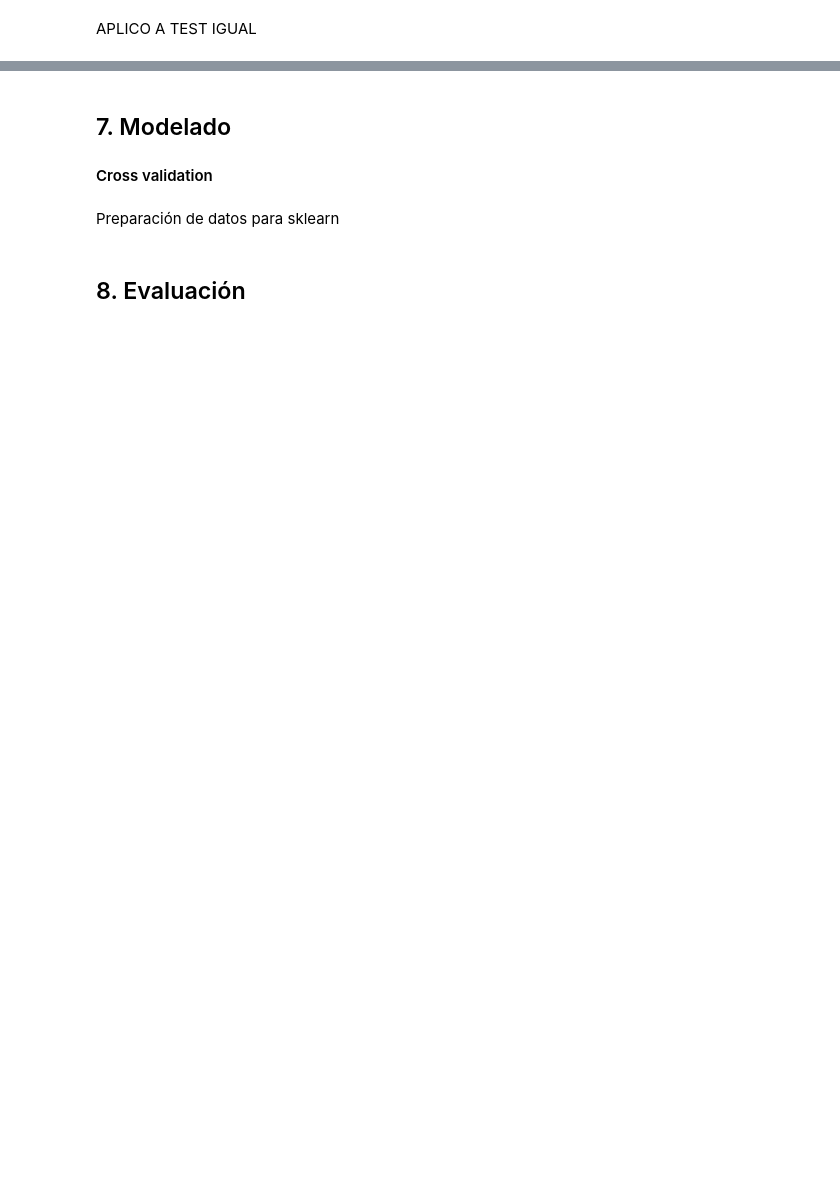
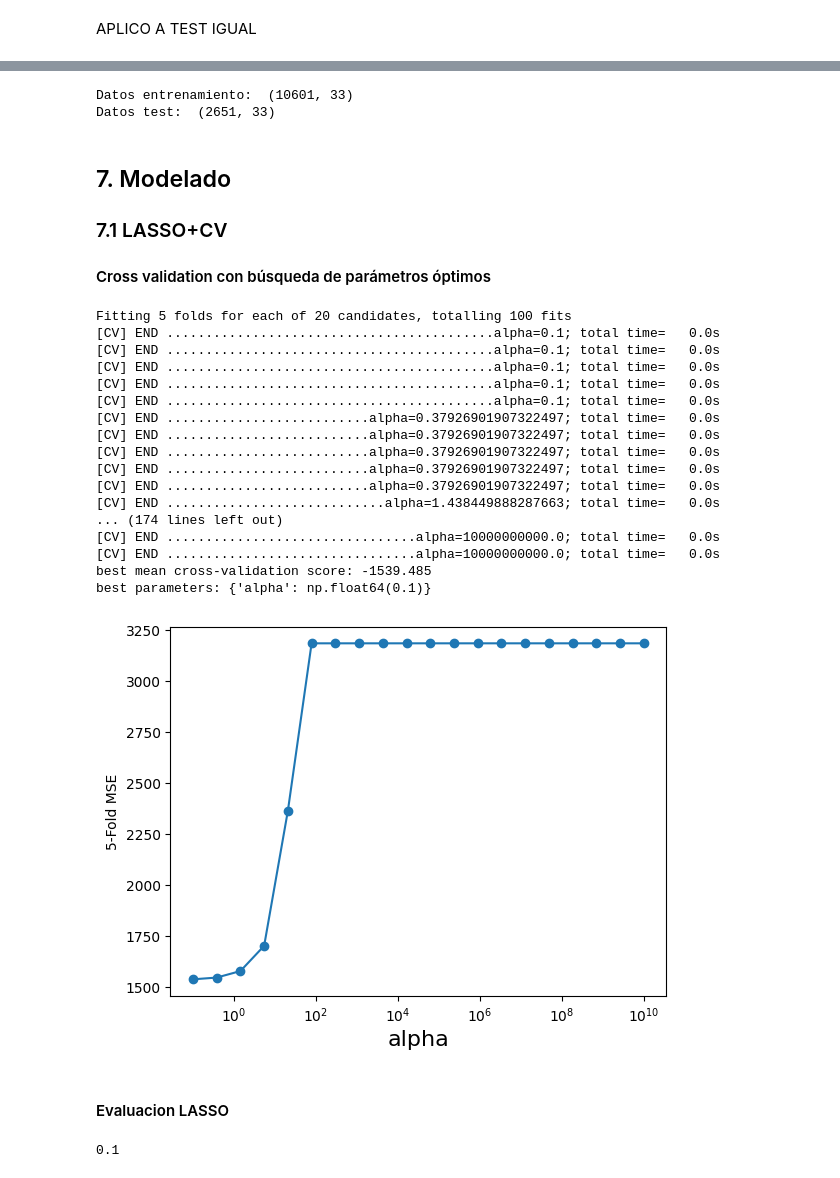
Before and after one commit to mariaeugenia-alvarez/hands-on-coding-machine-learning-project, a Jupyter notebook: ml-airbnb.ipynb, the cells around one changed output, grey strips where cells are left out. Cells and saved outputs as stored; diff of their text form; code cells hidden in the pictures; blank space fills up the shorter version.

Commit message:
chore(chore/model-training): LASSO (cv 5folds)

```diff
--- a/ml-airbnb.ipynb
+++ b/ml-airbnb.ipynb
@@ -661,7 +663,62 @@ X_test = data_test[:,1:]      # nos quedamos con el resto
+# %%
+# Escalo con los datos de train
+scaler = preprocessing.StandardScaler().fit(X_train)
+XtrainScaled = scaler.transform(X_train)
+
+# Escalo test con los datos de train
+XtestScaled = scaler.transform(X_test)
+# %%
+print('Datos entrenamiento: ', XtrainScaled.shape)
+print('Datos test: ', XtestScaled.shape)
+# %% [output]
+Datos entrenamiento:  (10601, 33)
+Datos test:  (2651, 33)
 # %% [markdown]
 ## 7. Modelado
-#### Cross validation
+### 7.1 LASSO+CV
+#### Cross validation con búsqueda de parámetros óptimos
-# %% [markdown]
-Preparación de datos para sklearn
-# %% [markdown]
-## 8. Evaluación
+# %%
+from sklearn.model_selection import GridSearchCV
+from sklearn.linear_model import Lasso
+
+alpha_vector = np.logspace(-1,10,20)
+param_grid = {'alpha': alpha_vector }
+
+# 5-fold CV para mejor estimación y menos sesgo
+grid = GridSearchCV(Lasso(), scoring='neg_mean_squared_error', param_grid=param_grid, cv=5, verbose=2)
+grid.fit(XtrainScaled, y_train)
+print("best mean cross-validation score: {:.3f}".format(grid.best_score_))
+print("best parameters: {}".format(grid.best_params_))
+
+#-1 porque es negado
+scores = -1*np.array(grid.cv_results_['mean_test_score'])
+plt.semilogx(alpha_vector,scores,'-o')
+plt.xlabel('alpha',fontsize=16)
+plt.ylabel('5-Fold MSE')
+plt.show()
+# %% [output]
+Fitting 5 folds for each of 20 candidates, totalling 100 fits
+[CV] END ..........................................alpha=0.1; total time=   0.0s
+[CV] END ..........................................alpha=0.1; total time=   0.0s
+[CV] END ..........................................alpha=0.1; total time=   0.0s
+[CV] END ..........................................alpha=0.1; total time=   0.0s
+[CV] END ..........................................alpha=0.1; total time=   0.0s
+[CV] END ..........................alpha=0.37926901907322497; total time=   0.0s
+[CV] END ..........................alpha=0.37926901907322497; total time=   0.0s
+[CV] END ..........................alpha=0.37926901907322497; total time=   0.0s
+[CV] END ..........................alpha=0.37926901907322497; total time=   0.0s
+[CV] END ..........................alpha=0.37926901907322497; total time=   0.0s
+[CV] END ............................alpha=1.438449888287663; total time=   0.0s
+... (174 lines left out)
+[CV] END ................................alpha=10000000000.0; total time=   0.0s
+[CV] END ................................alpha=10000000000.0; total time=   0.0s
+best mean cross-validation score: -1539.485
+best parameters: {'alpha': np.float64(0.1)}
+[figure, added]
+# %% [markdown]
+#### Evaluacion LASSO
+# %%
+alpha_optimo = grid.best_params_['alpha']
+print(alpha_optimo)
+# %% [output]
+0.1
```
Also changed, not shown: parts of 4 cells of this notebook.
